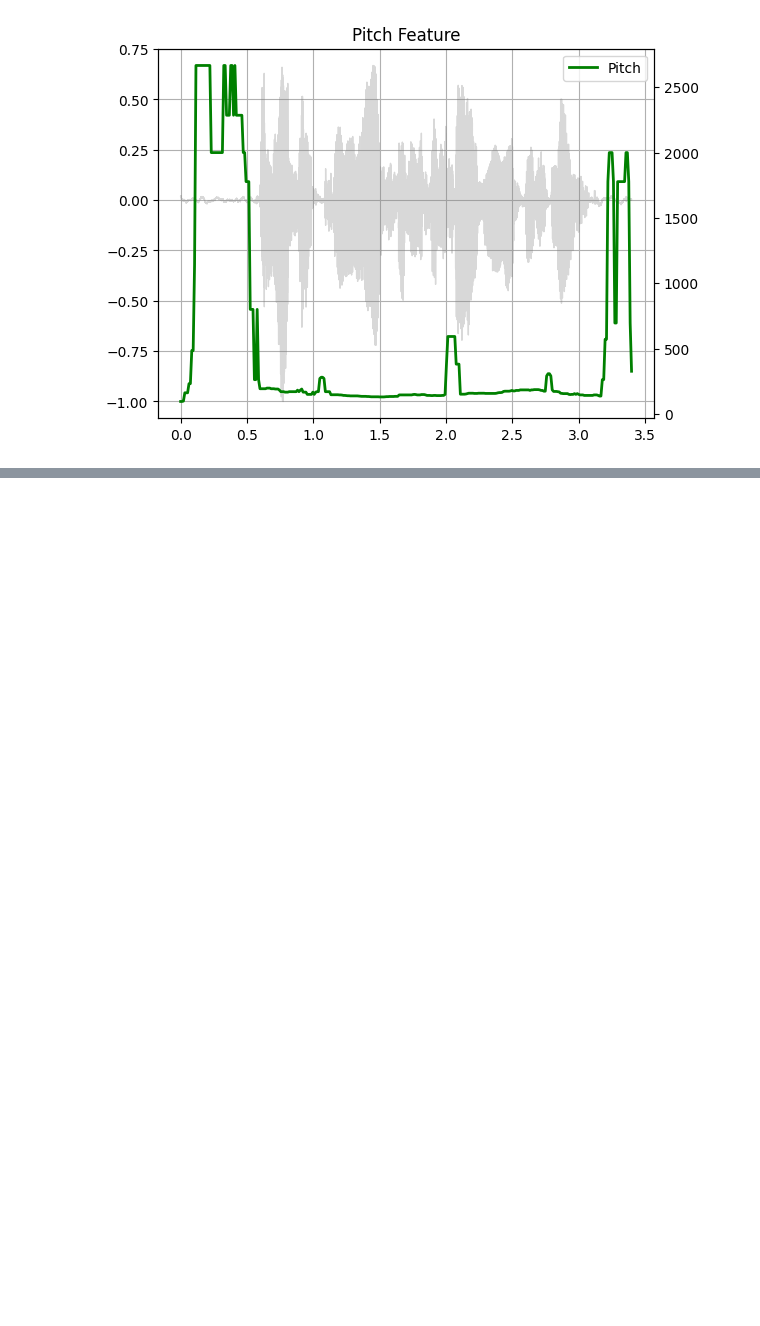
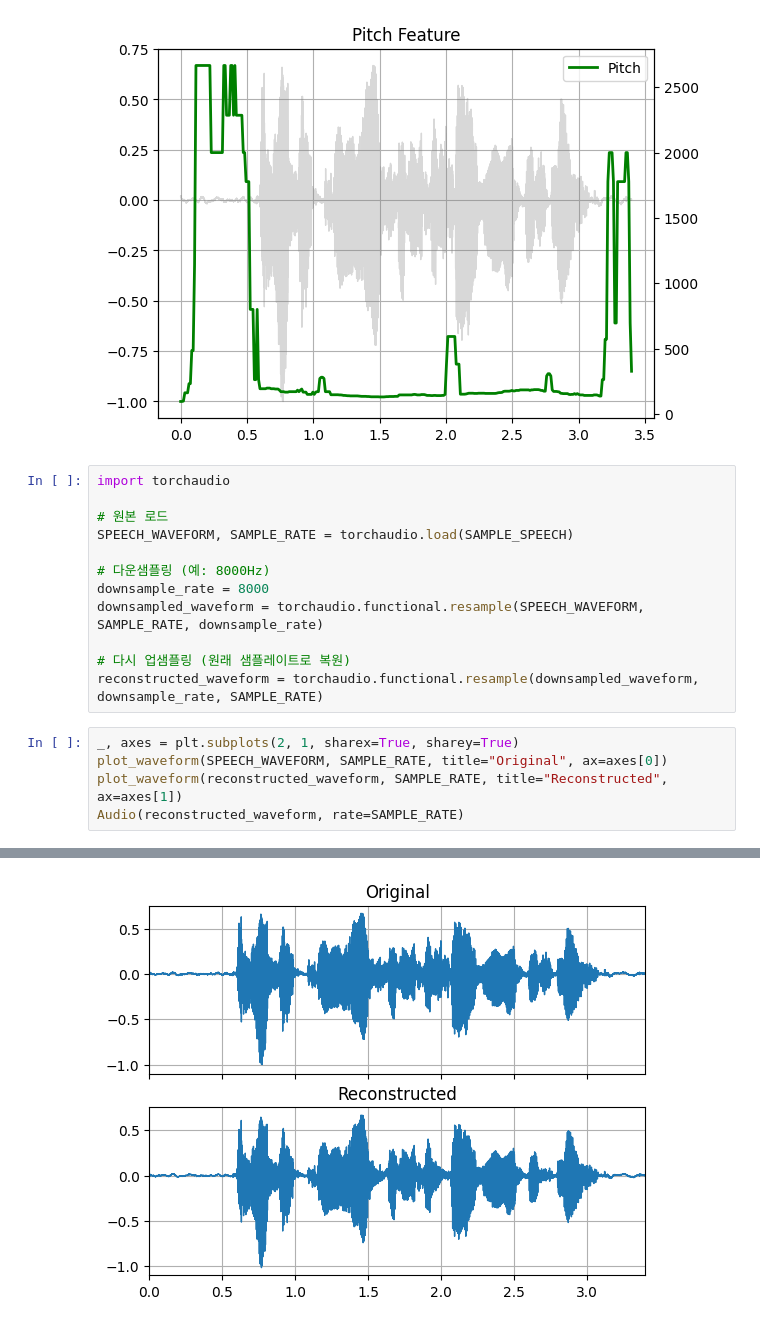
Before and after one commit to Yang-HA-03/AI-lab, a Jupyter notebook: Audio/Audio_feature_extractions.ipynb, the cells around one changed output, grey strips where cells are left out. Drawn from its saved outputs; the diff is of its cells as text; blank space fills up the shorter version.

```diff
--- a/Audio/Audio_feature_extractions.ipynb
+++ b/Audio/Audio_feature_extractions.ipynb
@@ -326,3 +326,21 @@ def plot_pitch(waveform, sr, pitch):
 plot_pitch(SPEECH_WAVEFORM, SAMPLE_RATE, pitch)
 # %% [output]
 [figure]
+# %%
+import torchaudio
+
+# 원본 로드
+SPEECH_WAVEFORM, SAMPLE_RATE = torchaudio.load(SAMPLE_SPEECH)
+
+# 다운샘플링 (예: 8000Hz)
+downsample_rate = 8000
+downsampled_waveform = torchaudio.functional.resample(SPEECH_WAVEFORM, SAMPLE_RATE, downsample_rate)
+
+# 다시 업샘플링 (원래 샘플레이트로 복원)
+reconstructed_waveform = torchaudio.functional.resample(downsampled_waveform, downsample_rate, SAMPLE_RATE)
+# %%
+_, axes = plt.subplots(2, 1, sharex=True, sharey=True)
+plot_waveform(SPEECH_WAVEFORM, SAMPLE_RATE, title="Original", ax=axes[0])
+plot_waveform(reconstructed_waveform, SAMPLE_RATE, title="Reconstructed", ax=axes[1])
+Audio(reconstructed_waveform, rate=SAMPLE_RATE)
+# %% [output]
@@ -328,0 +348 @@ plot_pitch(SPEECH_WAVEFORM, SAMPLE_RATE, pitch)
+[figure, added]
```
Also changed, not shown: parts of 1 cell of this notebook.
